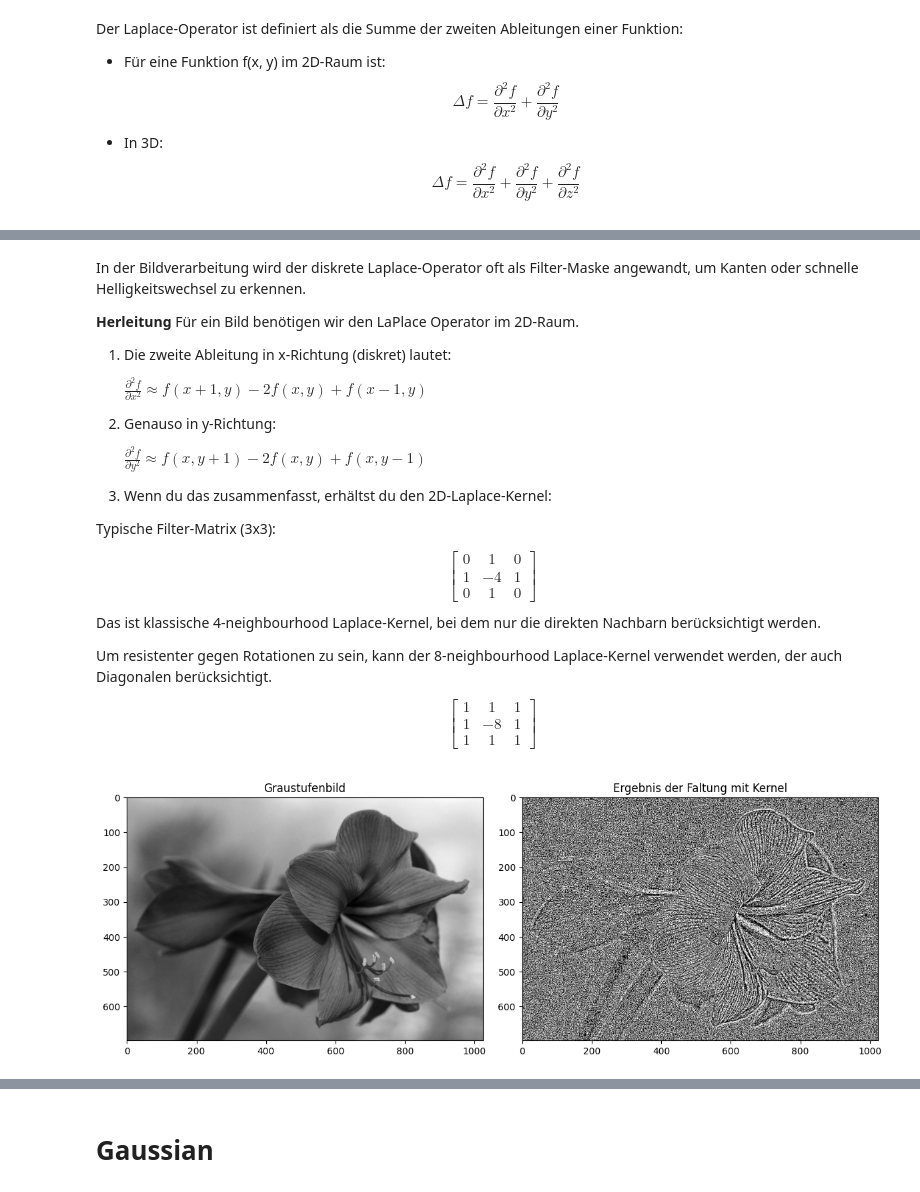
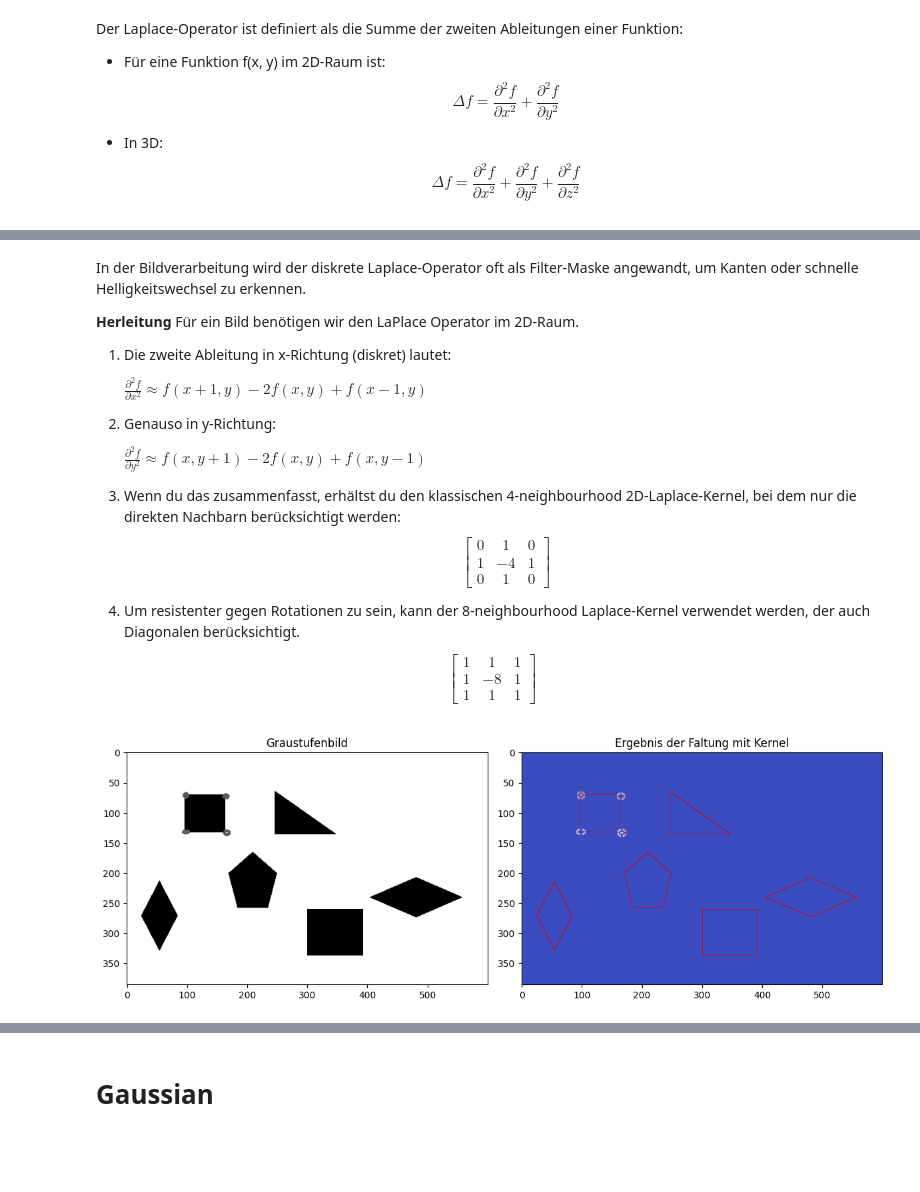
Before and after one commit to lukestairwalker/OpenCV, a Jupyter notebook: notebooks/filter_optimized.ipynb, the cells around one changed output, grey strips where cells are left out. Saved outputs shown, nothing was run; the diff lists cells and outputs as text; code cells hidden in the pictures; blank space fills up the shorter version.

Commit message:
filter optimized notebook

```diff
--- a/notebooks/filter_optimized.ipynb
+++ b/notebooks/filter_optimized.ipynb
@@ -8,7 +13,7 @@ from PIL import Image
 import cv2  # Für Canny (muss installiert sein)
 
 # Bild laden
-bildpfad = "../images/flower.jpg"
+bildpfad = "../images/shapes.png"
 bild = Image.open(bildpfad).convert('L')
 bild_array = np.array(bild)
 # %% [markdown]
@@ -177,18 +246,14 @@ Für ein Bild benötigen wir den LaPlace Operator im 2D-Raum.
 
     $\frac{\partial^2 f}{\partial y^2} \approx f(x, y+1) - 2f(x, y) + f(x, y-1)$
 
-3. Wenn du das zusammenfasst, erhältst du den 2D-Laplace-Kernel:
-
-Typische Filter-Matrix (3x3):
-
+3. Wenn du das zusammenfasst, erhältst du den klassischen 4-neighbourhood 2D-Laplace-Kernel, bei dem nur die direkten Nachbarn berücksichtigt werden:
 $$\begin{bmatrix}
 0 & 1 & 0 \\
 1 & -4 & 1 \\
 0 & 1 & 0
 \end{bmatrix}$$
-Das ist klassische 4-neighbourhood Laplace-Kernel, bei dem nur die direkten Nachbarn berücksichtigt werden.
 
-Um resistenter gegen Rotationen zu sein, kann der 8-neighbourhood Laplace-Kernel verwendet werden, der auch Diagonalen berücksichtigt.
+4. Um resistenter gegen Rotationen zu sein, kann der 8-neighbourhood Laplace-Kernel verwendet werden, der auch Diagonalen berücksichtigt.
 
 $$\begin{bmatrix}
 1 & 1 & 1 \\
@@ -198,22 +263,22 @@ $$\begin{bmatrix}
 # %%
 # Filter definieren
 # Hier verwenden wir den klassischen 8-neighbourhood Laplace-Kernel
 kernel = np.array([[1, 1, 1],
                    [1, -8, 1],
                    [1, 1, 1]])
 # Filter anwenden
 ergebnis = convolve(bild_array, kernel)
 
 # Plot
 fig, axs = plt.subplots(1, 2, figsize=(12, 5))
 
 axs[0].imshow(bild_array, cmap='gray')
 axs[0].set_title("Graustufenbild")
 
-axs[1].imshow(ergebnis, cmap='gray')
+axs[1].imshow(ergebnis, cmap='coolwarm')
 axs[1].set_title(f"Ergebnis der Faltung mit Kernel")
 
 plt.tight_layout()
 plt.show()
 # %% [output]
-[figure, old version]
+[figure, new version]
```
Also changed, not shown: parts of 34 cells of this notebook, 2 other files.
